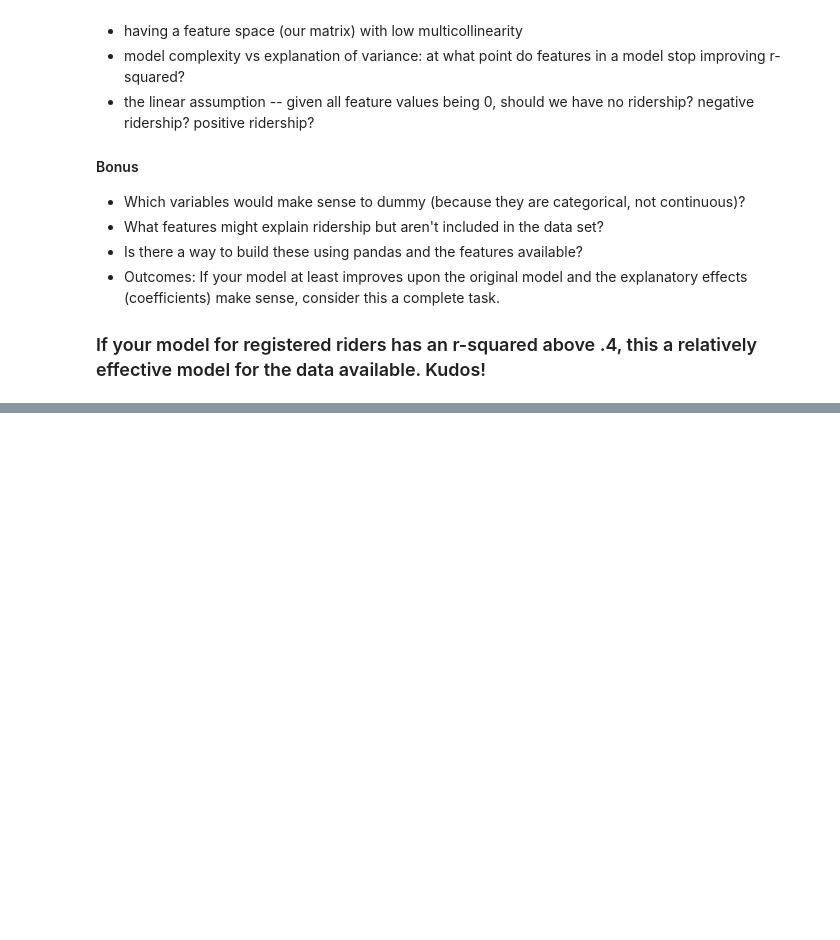
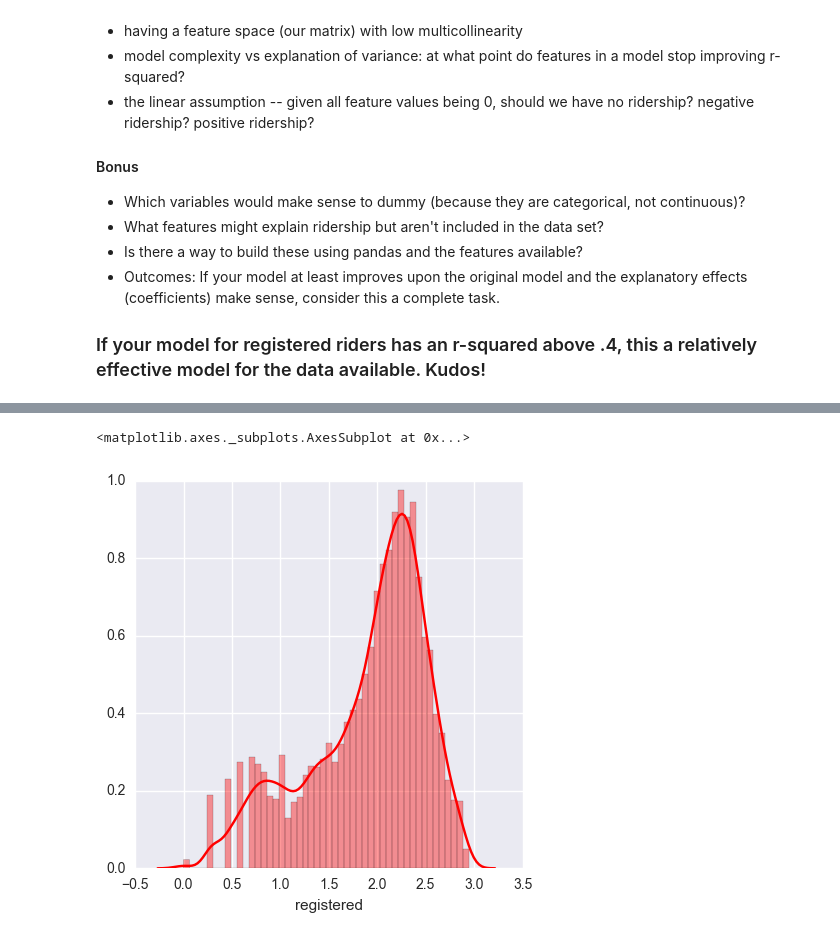
Before and after one commit to wrc260/ga-datascience, a Jupyter notebook: class 5/05 - intro to regression analysis - starter code.ipynb, the cells around one changed output, grey strips where cells are left out. Cells and saved outputs as stored; diff of their text form; code cells hidden in the pictures; blank space fills up the shorter version.

```diff
--- a/class 5/05 - intro to regression analysis - starter code.ipynb
+++ b/class 5/05 - intro to regression analysis - starter code.ipynb
@@ -457,0 +560,13 @@ We've completed a model together that explains casual guest riders. Now it's you
+# %%
+log_columns = ['registered', 'temp']
+log_bikes = bike_data.copy()
+log_bikes[log_columns] = np.log10(log_bikes[log_columns] + 1)
+# %%
+#sns.lmplot('registered', 'temp', log_bikes)
+
+#fig, axs = plt.subplots(2,1)
+sns.distplot(log_bikes['registered'], color='red')
+#sns.distplot(log_bikes['temp'], color='green', ax=axs[1])
+# %% [output]
+<matplotlib.axes._subplots.AxesSubplot at 0x...>
+[figure, added]
```
Also changed, not shown: parts of 18 cells of this notebook, 12 other files.
